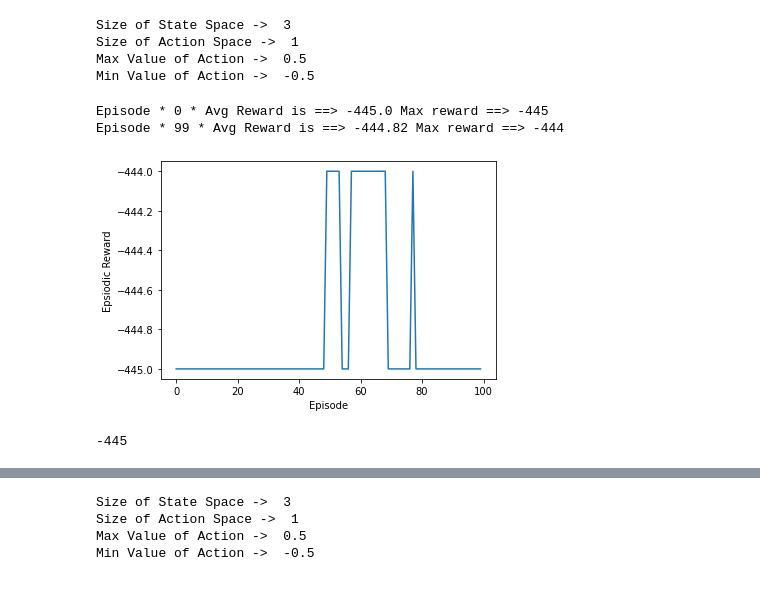
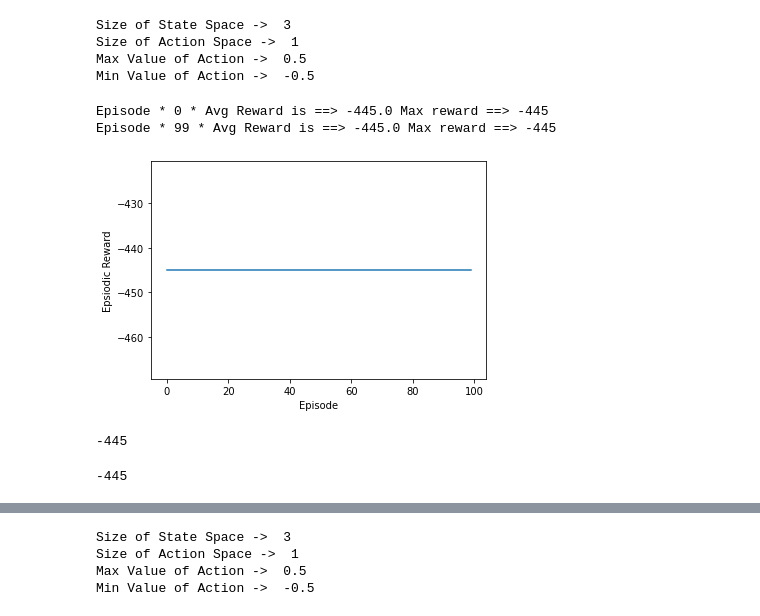
Before and after one commit to udsey/SATO_RL, a Jupyter notebook: DDPG.ipynb, the cells around one changed output, grey strips where cells are left out. Drawn from its saved outputs; the diff is of its cells as text; code cells hidden in the pictures.

```diff
--- a/DDPG.ipynb
+++ b/DDPG.ipynb
@@ -528,7 +528,7 @@ reward = np.asarray(ideal_driving_df.reward)
 history_actor = ideal_model_actor.fit(x, y, epochs=100, verbose=0)
 history_critic = ideal_model_critic.fit([x, y], reward, epochs=1000, verbose=0)
 ideal_weights_actor = ideal_model_actor.get_weights()
-ideal_weights_critic = ideal_model_actor.get_weights()
+ideal_weights_critic = ideal_model_critic.get_weights()
 print('Actor loss:', history_actor.history['loss'][-1])
 print('Critic loss:', history_critic.history['loss'][-1])
 # %% [output]
@@ -537,5 +537,5 @@ Critic loss: 79.25061798095703
 # %%
-env = train
+env = Train(s_limit=s, time_limit=t, v_limit=v, dt = dt)
 
 num_states = 3
 print("Size of State Space ->  {}".format(num_states))
@@ -563,8 +563,8 @@ target_actor = get_actor()
 target_critic = get_critic()
 
 # Set weights of ideal movement
-actor_model.set_weights(ideal_weights)
-#critic_model.set_weights(ideal_weights)
+actor_model.set_weights(ideal_weights_actor)
+critic_model.set_weights(ideal_weights_critic)
 
 # Making the weights equal initially
 target_actor.set_weights(actor_model.get_weights())
@@ -605,7 +605,8 @@ for ep in range(total_episodes):
 
         tf_prev_state = tf.expand_dims(tf.convert_to_tensor(prev_state), 0)
 
-        action = policy(tf_prev_state, ou_noise)[0]
+        #action = policy(tf_prev_state, ou_noise)[0]
+        action = test_policy(tf_prev_state)[0]
         # Recieve state and reward from environment.
         state, reward, done = env.step(action)
         buffer.record((prev_state, action, reward, state))
@@ -616,39 +617,43 @@ for ep in range(total_episodes):
         update_target(target_critic.variables, critic_model.variables, tau)
 
         # End this episode when `done` is True
         if done:
             break
 
         prev_state = state
 
     if ep>2 and episodic_reward > np.max(ep_reward_list):
         best_weights = actor_model.get_weights()
 
 
     ep_reward_list.append(episodic_reward)
     avg_reward = np.mean(ep_reward_list[-100:])
     if ep % 100 == 0 or ep == total_episodes-1:
         print("Episode * {} * Avg Reward is ==> {} Max reward ==> {}".format(ep, avg_reward, max(ep_reward_list[-100:])))
     avg_reward_list.append(avg_reward)
     if (reward == 100) and (ost - np.mean(ep_reward_list[-10:]) < delta):
         print("Done! Episode * {} * Reward is ==> {}".format(ep, episodic_reward))
         avg_reward_list.append(np.mean(ep_reward_list[-10:]))
         break
 
 # Plotting graph
 # Episodes versus Avg. Rewards
 plt.plot(ep_reward_list)
 plt.xlabel("Episode")
 plt.ylabel("Epsiodic Reward")
 plt.show()
 # %% [output]
 Episode * 0 * Avg Reward is ==> -445.0 Max reward ==> -445
-Episode * 99 * Avg Reward is ==> -444.82 Max reward ==> -444
+Episode * 99 * Avg Reward is ==> -445.0 Max reward ==> -445
-[figure, old version]
+[figure, new version]
 # %%
 test_ddpg(actor_model, best_weights)
 # %% [output]
 -445
+# %%
+test_ddpg(ideal_model_actor, ideal_weights_actor)
+# %% [output]
+-445
 # %%
 df = train.legend()
 plot_result(df, df_limit_speed)
```
Also changed, not shown: parts of 1 cell of this notebook.
